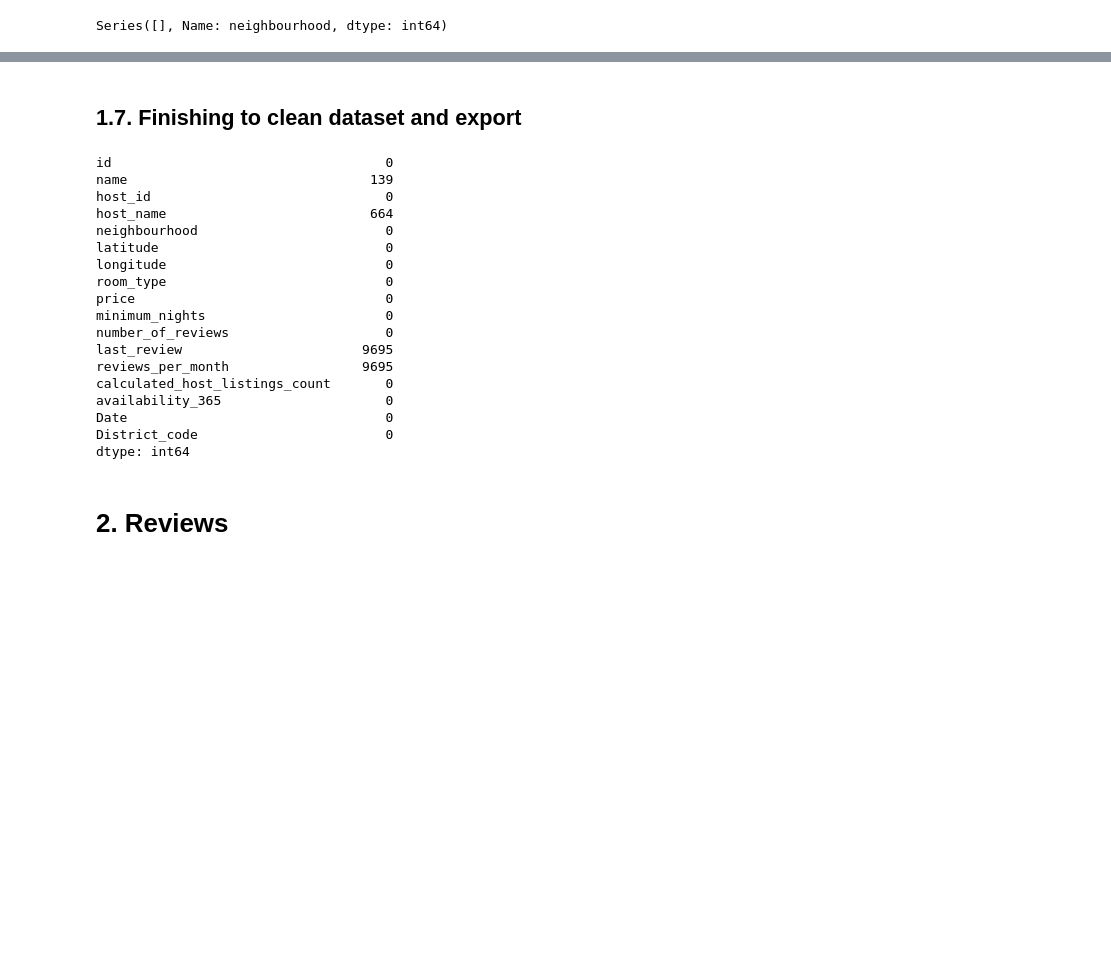
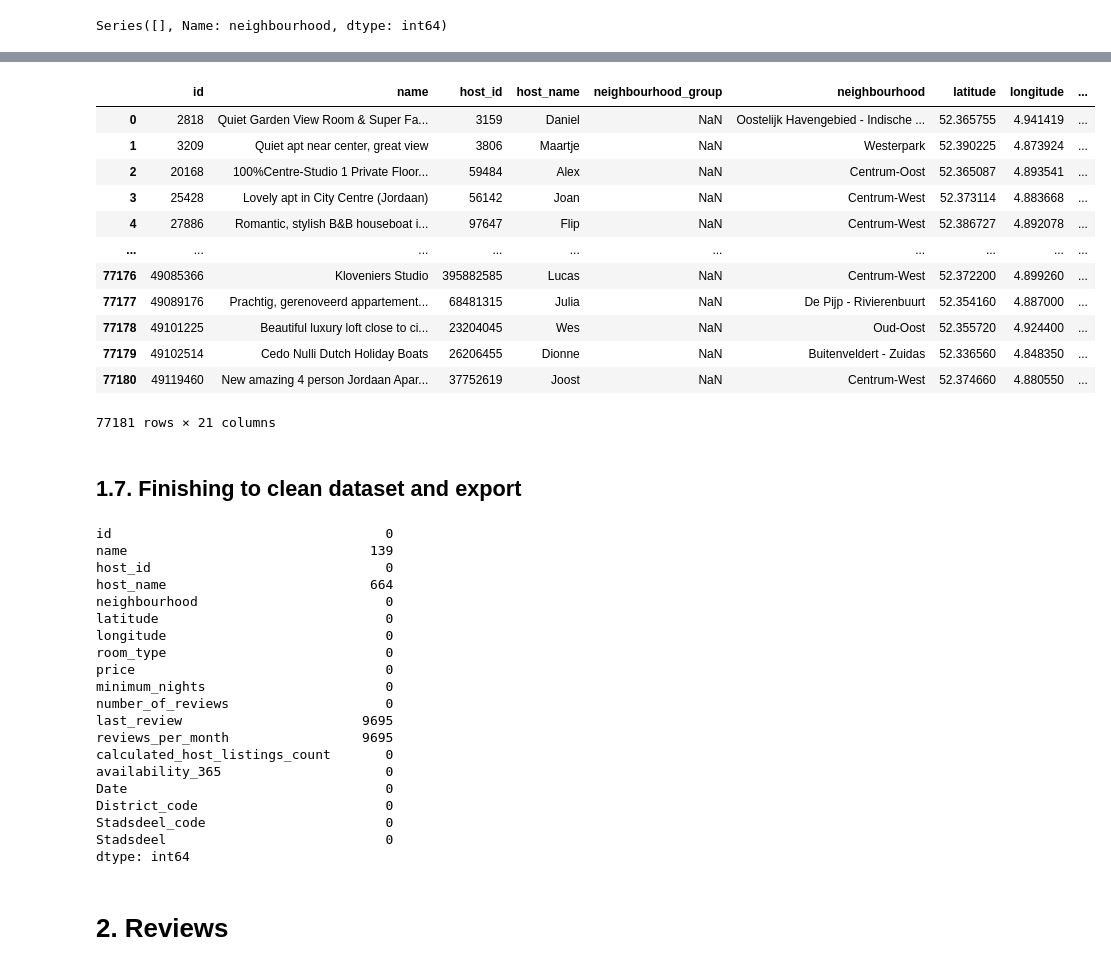
Before and after one commit to lauratll/Airbnb_Amsterdam_covid19, a Jupyter notebook: documentation/Exploring_the_data.ipynb, the cells around one changed output, grey strips where cells are left out. Drawn from its saved outputs; the diff is of its cells as text; code cells hidden in the pictures; blank space fills up the shorter version.

Commit message:
few changes data listings

```diff
--- a/documentation/Exploring_the_data.ipynb
+++ b/documentation/Exploring_the_data.ipynb
@@ -269,3 +269,6 @@ all_dates_listings.head()
 all_dates_listings[all_dates_listings["Neighbourhood_name"].isnull()]["neighbourhood"].value_counts()
 # %% [output]
 Series([], Name: neighbourhood, dtype: int64)
+# %%
+ams_district = pd.read_csv("../data/raw_data/ams_districts.csv",sep=";")
+ams_district
@@ -271,0 +285,3 @@ Series([], Name: neighbourhood, dtype: int64)
+# %%
+ams_disctrict_code = ams_district.loc[:,["Stadsdeel_code","Stadsdeel"]]
+ams_disctrict_code
@@ -272,3 +307,20 @@ Series([], Name: neighbourhood, dtype: int64)
+# %%
+all_dates_listings=all_dates_listings.merge(ams_disctrict_code, left_on='District_code', right_on='Stadsdeel_code',how="left")
+all_dates_listings
+# %% [output]
+|  | id | name | host_id | host_name | neighbourhood_group | neighbourhood | latitude | longitude | ... |
+| 0 | 2818 | Quiet Garden View Room & Super Fa... | 3159 | Daniel | NaN | Oostelijk Havengebied - Indische ... | 52.365755 | 4.941419 | ... |
+| 1 | 3209 | Quiet apt near center, great view | 3806 | Maartje | NaN | Westerpark | 52.390225 | 4.873924 | ... |
+| 2 | 20168 | 100%Centre-Studio 1 Private Floor... | 59484 | Alex | NaN | Centrum-Oost | 52.365087 | 4.893541 | ... |
+| 3 | 25428 | Lovely apt in City Centre (Jordaan) | 56142 | Joan | NaN | Centrum-West | 52.373114 | 4.883668 | ... |
+| 4 | 27886 | Romantic, stylish B&B houseboat i... | 97647 | Flip | NaN | Centrum-West | 52.386727 | 4.892078 | ... |
+| ... | ... | ... | ... | ... | ... | ... | ... | ... | ... |
+| 77176 | 49085366 | Kloveniers Studio | 395882585 | Lucas | NaN | Centrum-West | 52.372200 | 4.899260 | ... |
+| 77177 | 49089176 | Prachtig, gerenoveerd appartement... | 68481315 | Julia | NaN | De Pijp - Rivierenbuurt | 52.354160 | 4.887000 | ... |
+| 77178 | 49101225 | Beautiful luxury loft close to ci... | 23204045 | Wes | NaN | Oud-Oost | 52.355720 | 4.924400 | ... |
+| 77179 | 49102514 | Cedo Nulli Dutch Holiday Boats | 26206455 | Dionne | NaN | Buitenveldert - Zuidas | 52.336560 | 4.848350 | ... |
+| 77180 | 49119460 | New amazing 4 person Jordaan Apar... | 37752619 | Joost | NaN | Centrum-West | 52.374660 | 4.880550 | ... |
+77181 rows × 21 columns
 # %% [markdown]
 ## 1.7. Finishing to clean dataset and export
 # %%
@@ -298,6 +350,8 @@ calculated_host_listings_count       0
 availability_365                     0
 Date                                 0
 District_code                        0
+Stadsdeel_code                       0
+Stadsdeel                            0
 dtype: int64
 # %%
 all_dates_listings.to_csv("../data/clean_data/all_dates_listings.csv")
```
Also changed, not shown: parts of 3 cells of this notebook, 1 other file.
